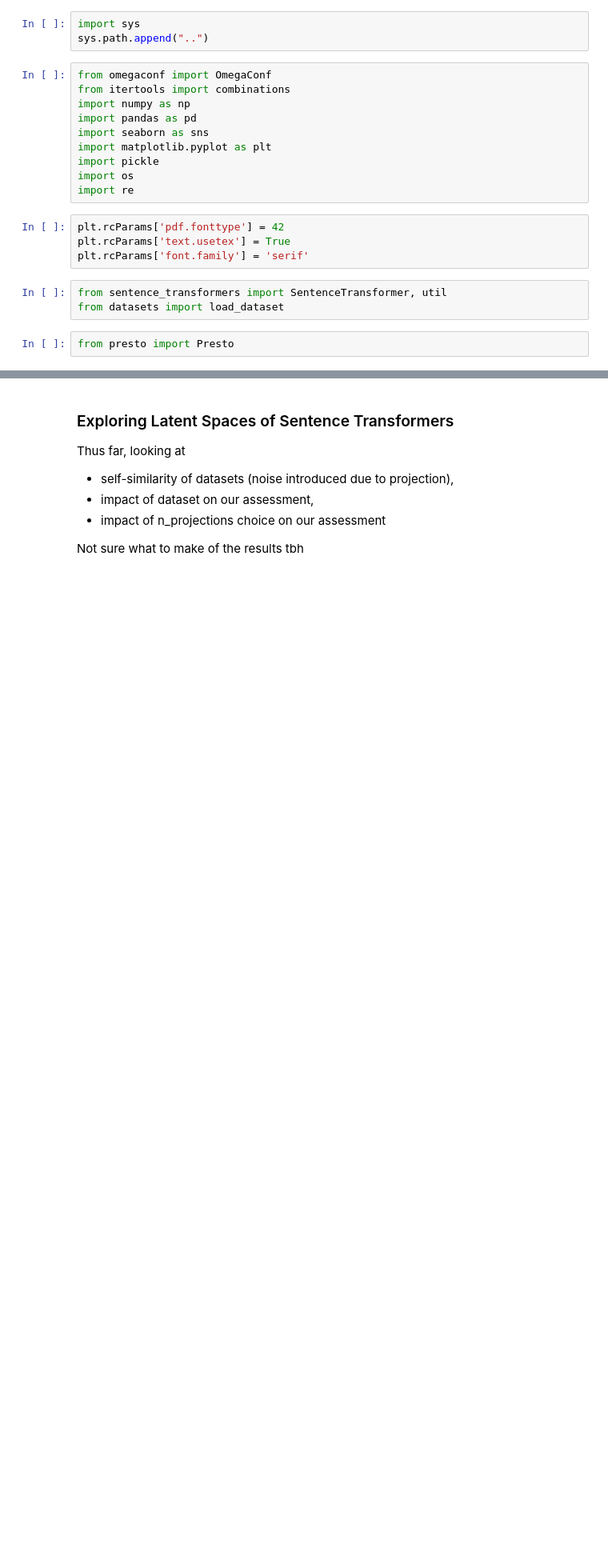
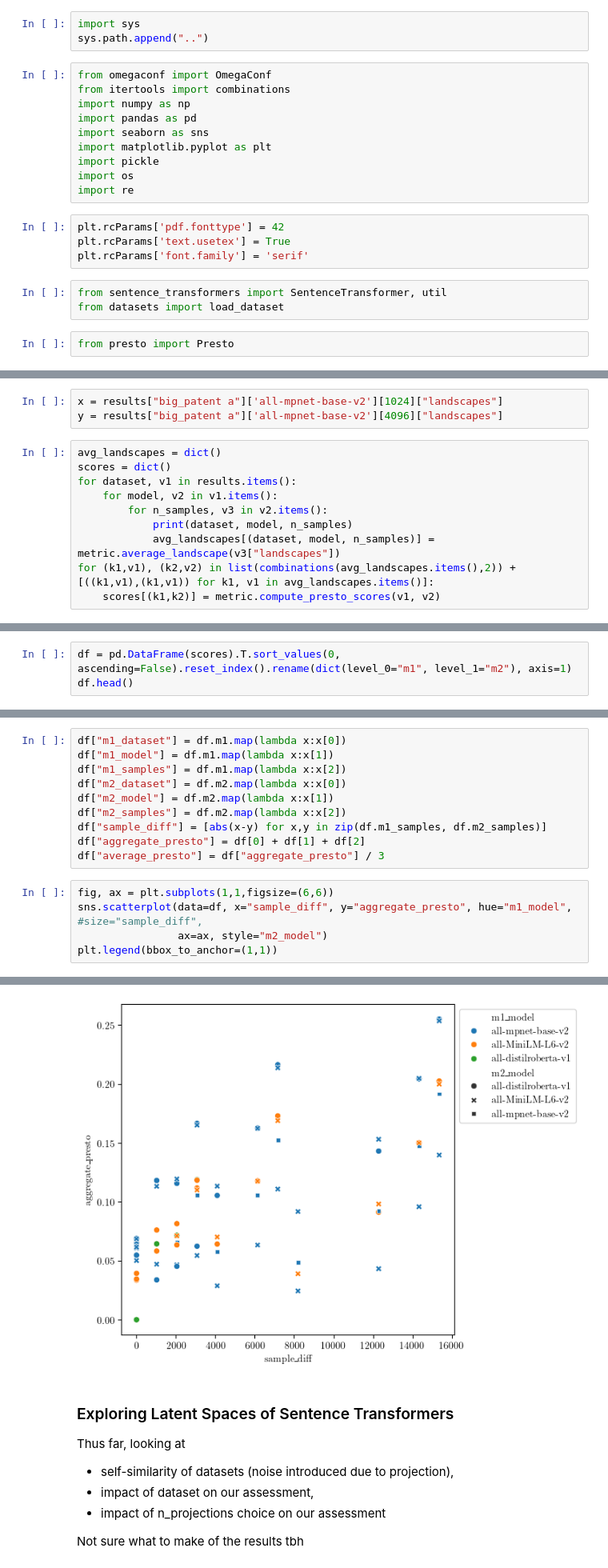
Before and after one commit to aidos-lab/Presto, a Jupyter notebook: notebooks/presto_test.ipynb, the cells around one changed output, grey strips where cells are left out. Shown at 80% size. Cells and saved outputs as stored; diff of their text form; blank space fills up the shorter version.

Commit message:
fix path issue and start looking at some results while the rest is computing

```diff
--- a/notebooks/presto_test.ipynb
+++ b/notebooks/presto_test.ipynb
@@ -22,0 +30,13 @@ from presto import Presto
+# %%
+x = results["big_patent a"]['all-mpnet-base-v2'][1024]["landscapes"]
+y = results["big_patent a"]['all-mpnet-base-v2'][4096]["landscapes"]
+# %%
+avg_landscapes = dict()
+scores = dict()
+for dataset, v1 in results.items():
+    for model, v2 in v1.items():
+        for n_samples, v3 in v2.items():
+            print(dataset, model, n_samples)
+            avg_landscapes[(dataset, model, n_samples)] = metric.average_landscape(v3["landscapes"])
+for (k1,v1), (k2,v2) in list(combinations(avg_landscapes.items(),2)) + [((k1,v1),(k1,v1)) for k1, v1 in avg_landscapes.items()]:
+    scores[(k1,k2)] = metric.compute_presto_scores(v1, v2)
@@ -22,0 +57,3 @@ from presto import Presto
+# %%
+df = pd.DataFrame(scores).T.sort_values(0, ascending=False).reset_index().rename(dict(level_0="m1", level_1="m2"), axis=1)
+df.head()
@@ -22,0 +67,16 @@ from presto import Presto
+# %%
+df["m1_dataset"] = df.m1.map(lambda x:x[0])
+df["m1_model"] = df.m1.map(lambda x:x[1])
+df["m1_samples"] = df.m1.map(lambda x:x[2])
+df["m2_dataset"] = df.m2.map(lambda x:x[0])
+df["m2_model"] = df.m2.map(lambda x:x[1])
+df["m2_samples"] = df.m2.map(lambda x:x[2])
+df["sample_diff"] = [abs(x-y) for x,y in zip(df.m1_samples, df.m2_samples)]
+df["aggregate_presto"] = df[0] + df[1] + df[2]
+df["average_presto"] = df["aggregate_presto"] / 3
+# %%
+fig, ax = plt.subplots(1,1,figsize=(6,6))
+sns.scatterplot(data=df, x="sample_diff", y="aggregate_presto", hue="m1_model", #size="sample_diff",
+                ax=ax, style="m2_model")
+plt.legend(bbox_to_anchor=(1,1))
+# %% [output]
@@ -23,3 +84,4 @@ from presto import Presto
+[figure, added]
 # %% [markdown]
 ### Exploring Latent Spaces of Sentence Transformers
 Thus far, looking at
```
Also changed, not shown: parts of 8 cells of this notebook, 3 other files.
